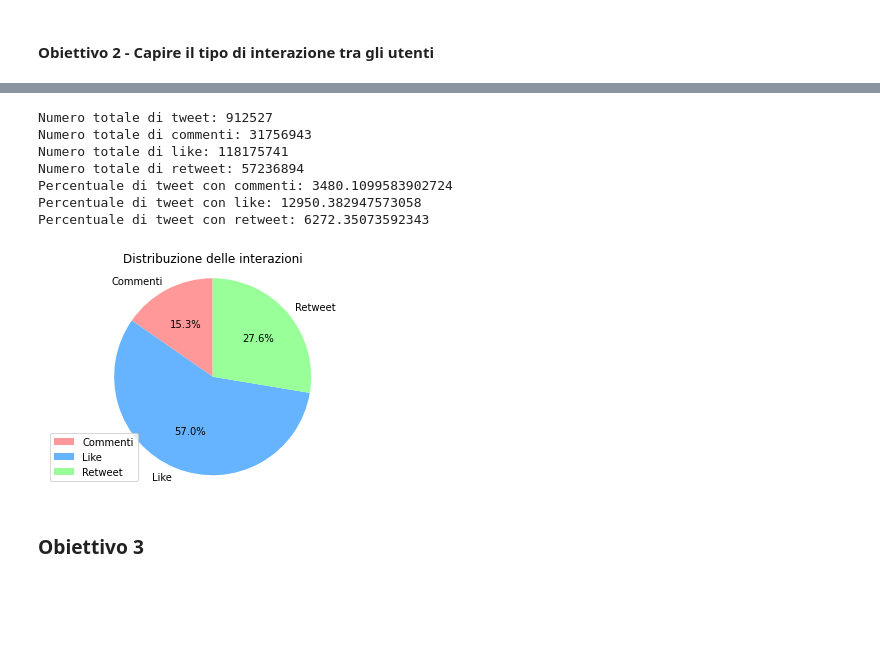
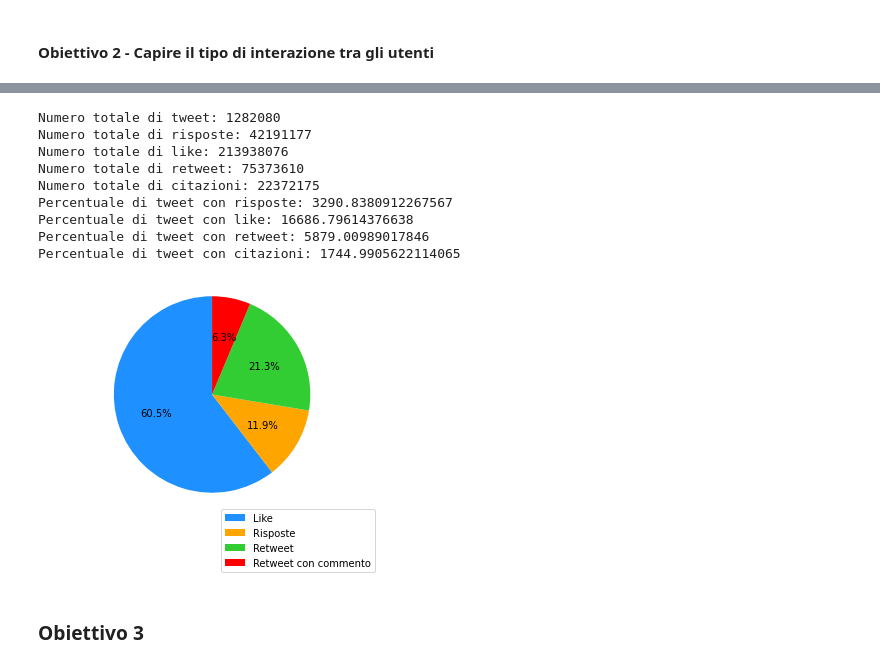
Before and after one commit to isabellamarasco/Blockchain_project, a Jupyter notebook: analysis.ipynb, the cells around one changed output, grey strips where cells are left out. Saved outputs shown, nothing was run; the diff lists cells and outputs as text; code cells hidden in the pictures; blank space fills up the shorter version.

```diff
--- a/analysis.ipynb
+++ b/analysis.ipynb
@@ -58,6 +58,29 @@ continent_mapping = {
 inverted_mapping = {code: continent for continent, codes in continent_mapping.items() for code in codes}
 df['Continent'] = df['geo.country_code'].map(inverted_mapping)
 grouped = df.groupby('Continent')
+# %%
+continent_mapping = {
+    'Africa': ['NG', 'ZA', 'EG', 'KE', 'DZ', 'MA', 'ET', 'TZ', 'GH', 'AO',
+               'CI', 'CM', 'TN', 'UG', 'MZ', 'SN', 'MG', 'ZM', 'SD', 'ZW',
+               'NA', 'MW', 'BW', 'ML', 'MR'],
+    'Asia': ['CN', 'IN', 'ID', 'PK', 'BD', 'JP', 'PH', 'VN', 'TR', 'IR',
+             'TH', 'MM', 'KR', 'IQ', 'AF', 'SA', 'UZ', 'YE', 'NP', 'MY',
+             'LK', 'KP', 'KZ', 'SY', 'KH'],
+    'Europe': ['RU', 'DE', 'GB', 'FR', 'IT', 'ES', 'UA', 'PL', 'RO',
+               'NL', 'BE', 'GR', 'PT', 'CZ', 'HU', 'SE', 'BY', 'AT',
+               'CH', 'BG', 'RS', 'DK', 'FI', 'SK', 'NO'],
+    'North America': ['US', 'CA', 'MX', 'CU', 'HT', 'DO', 'JM', 'HN',
+                      'SV', 'CR', 'NI', 'PA', 'GT', 'BS', 'TT', 'BZ',
+                      'BB', 'HT', 'KN', 'AG', 'DM', 'LC', 'VC', 'GD'],
+    'Oceania': ['AU', 'PG', 'NZ', 'FJ', 'SB', 'WS', 'FM', 'VU', 'KI',
+                'TO', 'PW', 'MH', 'NR', 'TV', 'NU', 'CK', 'KI', 'AS',
+                'TK', 'WF', 'PN', 'PF', 'GU', 'NR', 'TV'],
+    'South America': ['BR', 'AR', 'CO', 'PE', 'VE', 'CL', 'EC', 'BO',
+                      'GY', 'PY', 'UY', 'SR', 'GF']
+}
+inverted_mapping = {code: continent for continent, codes in continent_mapping.items() for code in codes}
+df['Continent'] = df['geo.country_code'].map(inverted_mapping)
+grouped = df.groupby('Continent')
 # %%
 #sum of likes, replies and retweets for every country in the continent
 def plot_continent_sum(df, grouped):
@@ -410,44 +455,51 @@ Tasso di interazione: 22702.84364188676
 # %%
 # Calcola il numero di commenti, like e retweet per ogni tweet
 comment_counts = df['public_metrics.reply_count'].sum()
 like_counts = df['public_metrics.like_count'].sum()
 retweet_counts = df['public_metrics.retweet_count'].sum()
+quote_counts = df['public_metrics.quote_count'].sum()
 
 # Calcola la percentuale di tweet con commenti, like e retweet rispetto al totale dei tweet
 total_tweets = len(df)
 comment_percentage = (comment_counts / total_tweets) * 100
 like_percentage = (like_counts / total_tweets) * 100
 retweet_percentage = (retweet_counts / total_tweets) * 100
+quote_percentage = (quote_counts / total_tweets) * 100
 
 
 # Stampa i risultati
 print("Numero totale di tweet:", total_tweets)
-print("Numero totale di commenti:", comment_counts)
+print("Numero totale di risposte:", comment_counts)
 print("Numero totale di like:", like_counts)
 print("Numero totale di retweet:", retweet_counts)
-print("Percentuale di tweet con commenti:", comment_percentage)
+print("Numero totale di citazioni:", quote_counts)
+print("Percentuale di tweet con risposte:", comment_percentage)
 print("Percentuale di tweet con like:", like_percentage)
 print("Percentuale di tweet con retweet:", retweet_percentage)
+print("Percentuale di tweet con citazioni:", quote_percentage)
 
 # Crea un grafico a torta per visualizzare le percentuali
-labels = ['Commenti', 'Like', 'Retweet']
-sizes = [comment_percentage, like_percentage, retweet_percentage]
-colors = ['#ff9999', '#66b3ff', '#99ff99']
+labels = ['Like', 'Risposte', 'Retweet', 'Retweet con commento']
+sizes = [ like_percentage, comment_percentage, retweet_percentage, quote_percentage]
+colors = [ 'dodgerblue','orange','limegreen', 'red' ]
 
-plt.pie(sizes, labels=labels, colors=colors, autopct='%1.1f%%', startangle=90)
+plt.pie(sizes,  colors=colors, autopct='%1.1f%%', startangle=90)
 plt.axis('equal')
-plt.title('Distribuzione delle interazioni')
-plt.legend(labels, loc='best')
+#plt.title('Distribuzione delle interazioni')
+plt.legend(labels, loc='best', bbox_to_anchor=(1, 0))
+
 plt.show()
 # %% [output]
-Numero totale di tweet: 912527
-Numero totale di commenti: 31756943
-Numero totale di like: 118175741
-Numero totale di retweet: 57236894
-Percentuale di tweet con commenti: 3480.1099583902724
-Percentuale di tweet con like: 12950.382947573058
-Percentuale di tweet con retweet: 6272.35073592343
+Numero totale di tweet: 1282080
+Numero totale di risposte: 42191177
+Numero totale di like: 213938076
+Numero totale di retweet: 75373610
+Numero totale di citazioni: 22372175
+Percentuale di tweet con risposte: 3290.8380912267567
+Percentuale di tweet con like: 16686.79614376638
+Percentuale di tweet con retweet: 5879.00989017846
+Percentuale di tweet con citazioni: 1744.9905622114065
-[figure, old version]
+[figure, new version]
 # %% [markdown]
 ### Obiettivo 3
 # %%
```
Also changed, not shown: parts of 32 cells of this notebook, 1 other file.
